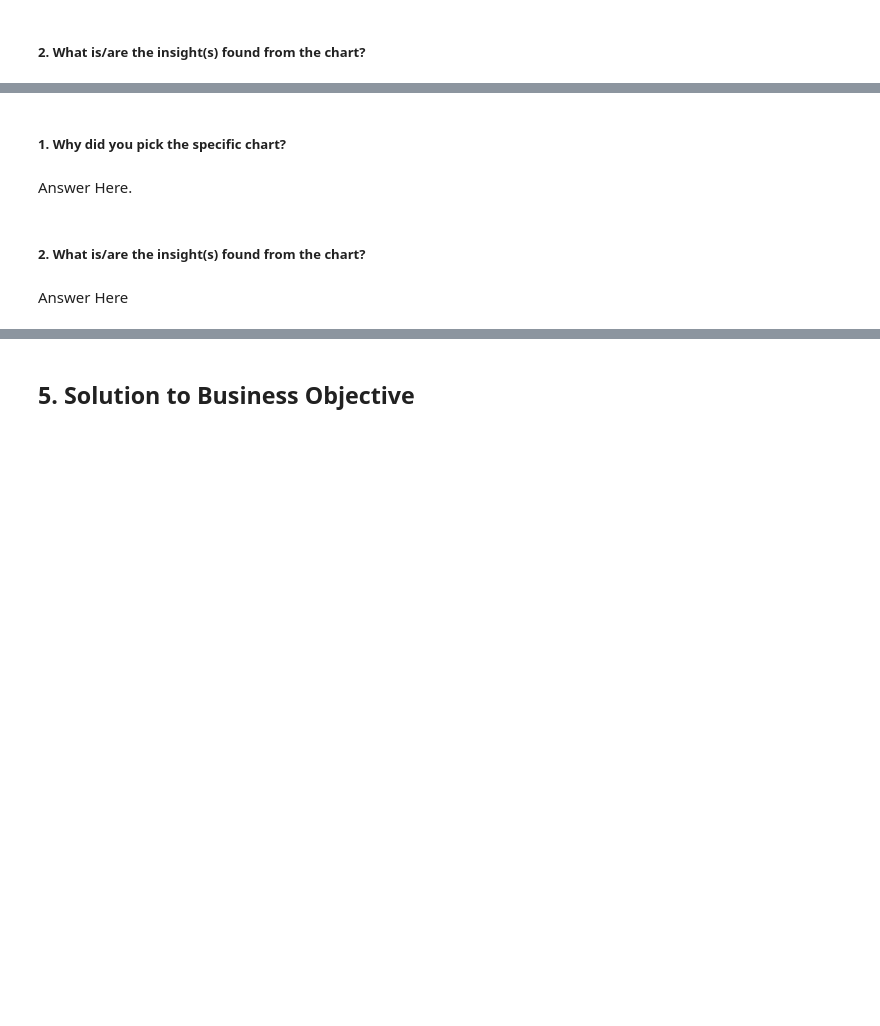
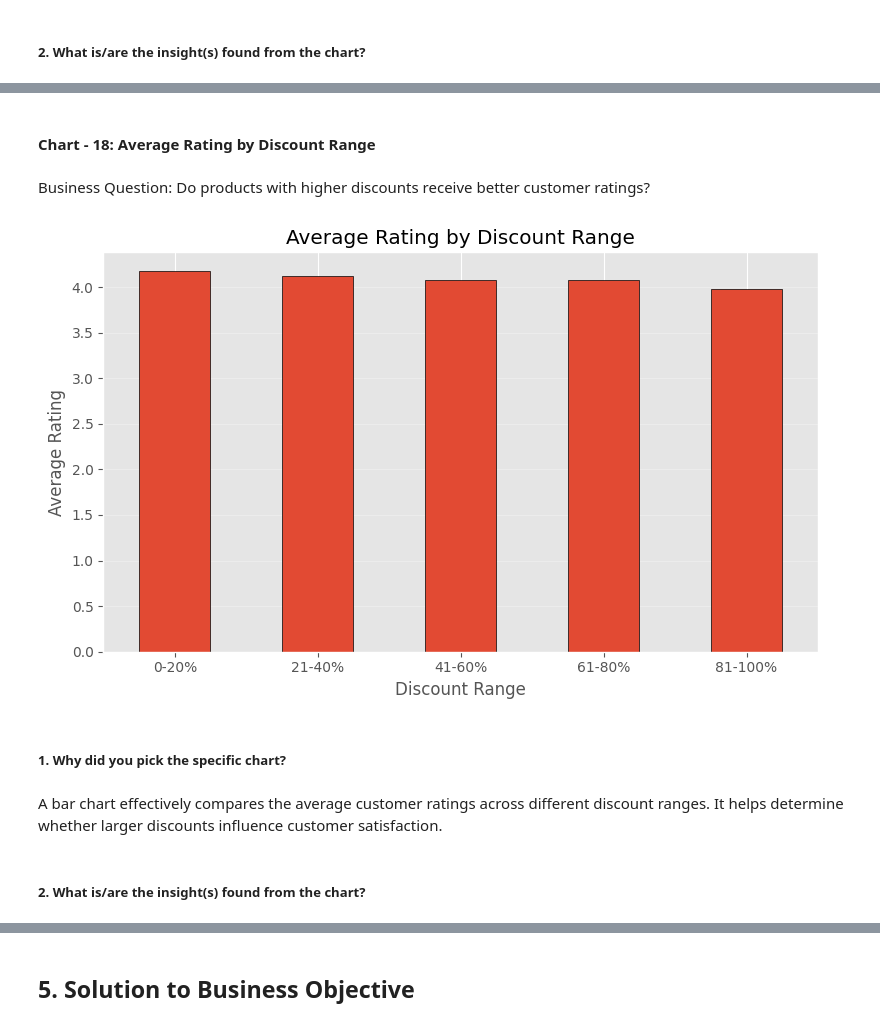
Before and after one commit to ArpitaGuniyal/Amazon-Sales-EDA, a Jupyter notebook: amazon_sales_eda.ipynb, the cells around one changed output, grey strips where cells are left out. Drawn from its saved outputs; the diff is of its cells as text; code cells hidden in the pictures; blank space fills up the shorter version.

```diff
--- a/amazon_sales_eda.ipynb
+++ b/amazon_sales_eda.ipynb
@@ -1221,8 +1261,49 @@ ValueError: No variables found for grid columns.
+# %% [markdown]
+#### Chart - 18: Average Rating by Discount Range
+# %% [markdown]
+Business Question: Do products with higher discounts receive better customer ratings?
+# %%
+# Create discount ranges
+discount_bins = [0, 20, 40, 60, 80, 100]
+discount_labels = ['0-20%', '21-40%', '41-60%', '61-80%', '81-100%']
+
+df_clean['discount_range'] = pd.cut(
+    df_clean['discount_percentage'],
+    bins=discount_bins,
+    labels=discount_labels,
+    include_lowest=True
+)
+
+# Calculate average rating for each discount range
+avg_rating_discount = (
+    df_clean.groupby('discount_range')['rating']
+    .mean()
+)
+
+# Plot
+plt.figure(figsize=(8,5))
+
+avg_rating_discount.plot(
+    kind='bar',
+    edgecolor='black'
+)
+
+plt.title("Average Rating by Discount Range")
+plt.xlabel("Discount Range")
+plt.ylabel("Average Rating")
+
+plt.xticks(rotation=0)
+
+plt.grid(axis='y', alpha=0.3)
+
+plt.tight_layout()
+
+plt.show()
+# %% [output]
+[figure, added]
 # %% [markdown]
 ##### 1. Why did you pick the specific chart?
-# %% [markdown]
-Answer Here.
+# %% [markdown]
+A bar chart effectively compares the average customer ratings across different discount ranges. It helps determine whether larger discounts influence customer satisfaction.
 # %% [markdown]
 ##### 2. What is/are the insight(s) found from the chart?
-# %% [markdown]
-Answer Here
```
Also changed, not shown: parts of 44 cells of this notebook.
